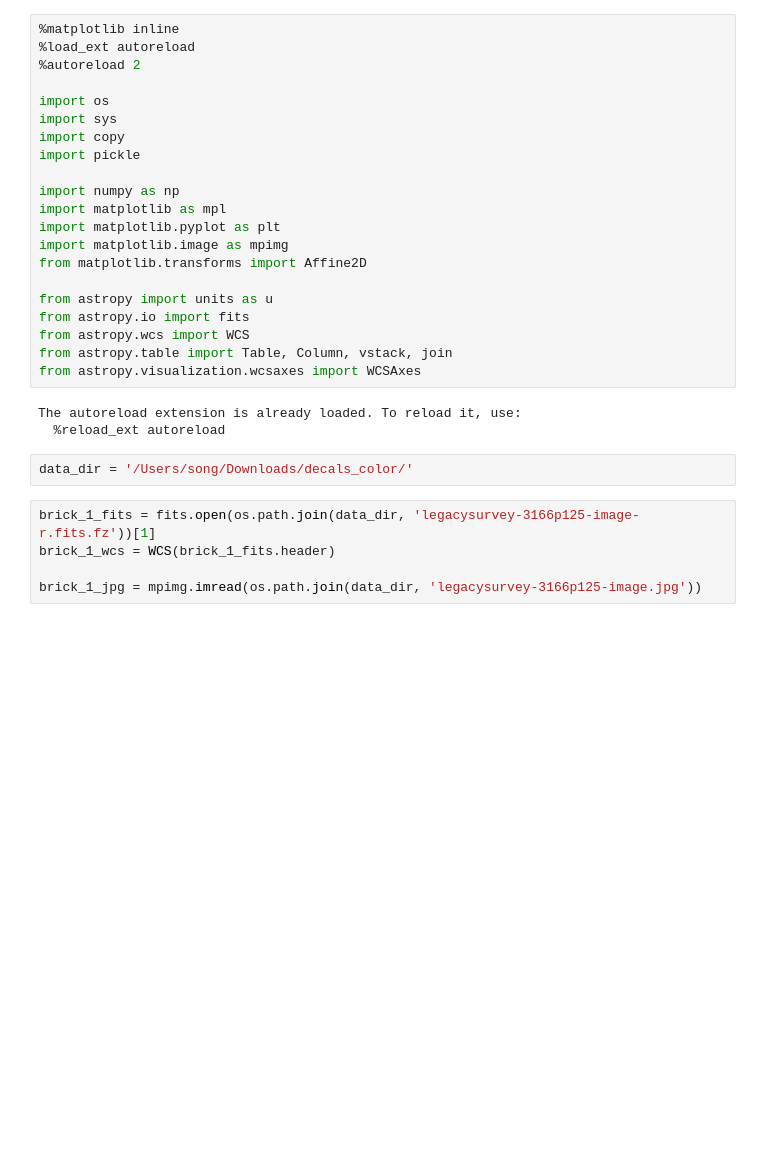
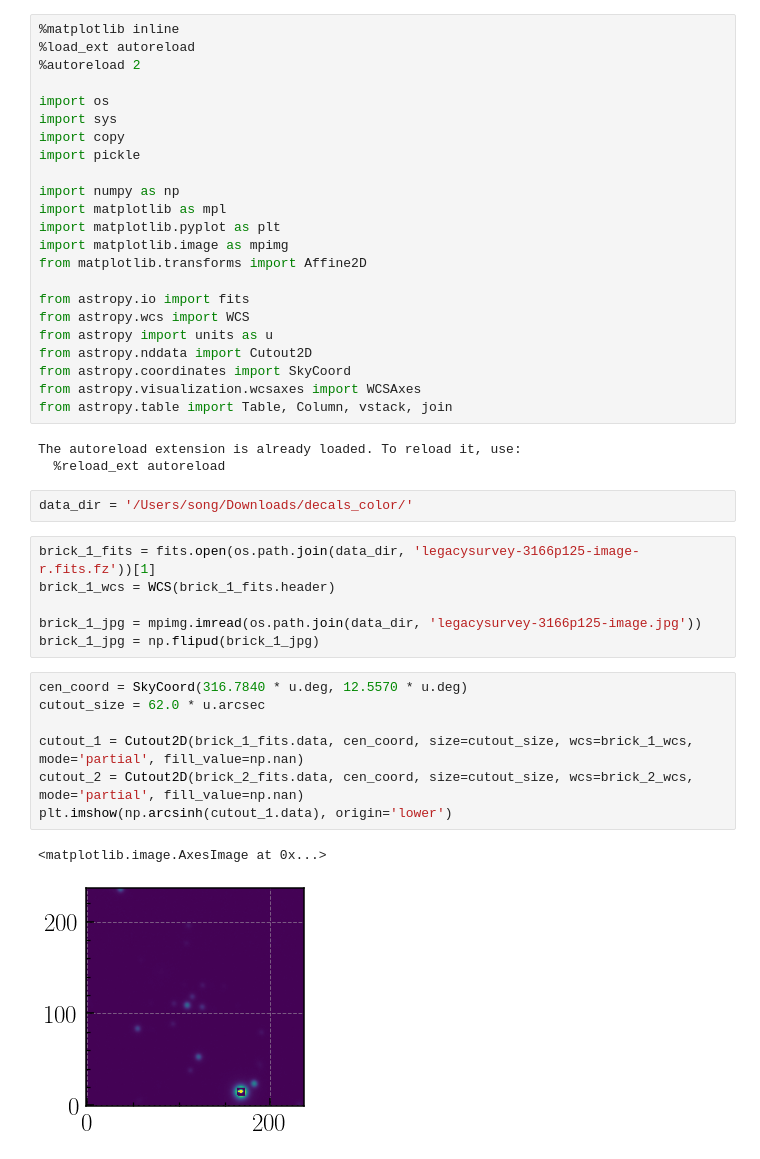
Before and after one commit to dr-guangtou/luandun, a Jupyter notebook: observation/decals/jpeg_cutout.ipynb, the cells around one changed output. Drawn from its saved outputs; the diff is of its cells as text; blank space fills up the shorter version.

```diff
--- a/observation/decals/jpeg_cutout.ipynb
+++ b/observation/decals/jpeg_cutout.ipynb
@@ -14,11 +14,13 @@ import matplotlib.pyplot as plt
 import matplotlib.image as mpimg
 from matplotlib.transforms import Affine2D
 
-from astropy import units as u
 from astropy.io import fits
 from astropy.wcs import WCS
+from astropy import units as u
+from astropy.nddata import Cutout2D
+from astropy.coordinates import SkyCoord
+from astropy.visualization.wcsaxes import WCSAxes
 from astropy.table import Table, Column, vstack, join
-from astropy.visualization.wcsaxes import WCSAxes
 # %% [output]
 The autoreload extension is already loaded. To reload it, use:
   %reload_ext autoreload
@@ -29,3 +31,14 @@ brick_1_fits = fits.open(os.path.join(data_dir, 'legacysurvey-3166p125-image-r.f
 brick_1_wcs = WCS(brick_1_fits.header)
 
 brick_1_jpg = mpimg.imread(os.path.join(data_dir, 'legacysurvey-3166p125-image.jpg'))
+brick_1_jpg = np.flipud(brick_1_jpg)
+# %%
+cen_coord = SkyCoord(316.7840 * u.deg, 12.5570 * u.deg)
+cutout_size = 62.0 * u.arcsec
+
+cutout_1 = Cutout2D(brick_1_fits.data, cen_coord, size=cutout_size, wcs=brick_1_wcs, mode='partial', fill_value=np.nan)
+cutout_2 = Cutout2D(brick_2_fits.data, cen_coord, size=cutout_size, wcs=brick_2_wcs, mode='partial', fill_value=np.nan)
+plt.imshow(np.arcsinh(cutout_1.data), origin='lower')
+# %% [output]
+<matplotlib.image.AxesImage at 0x...>
+[figure, added]
```
Also changed, not shown: parts of 6 cells of this notebook.
